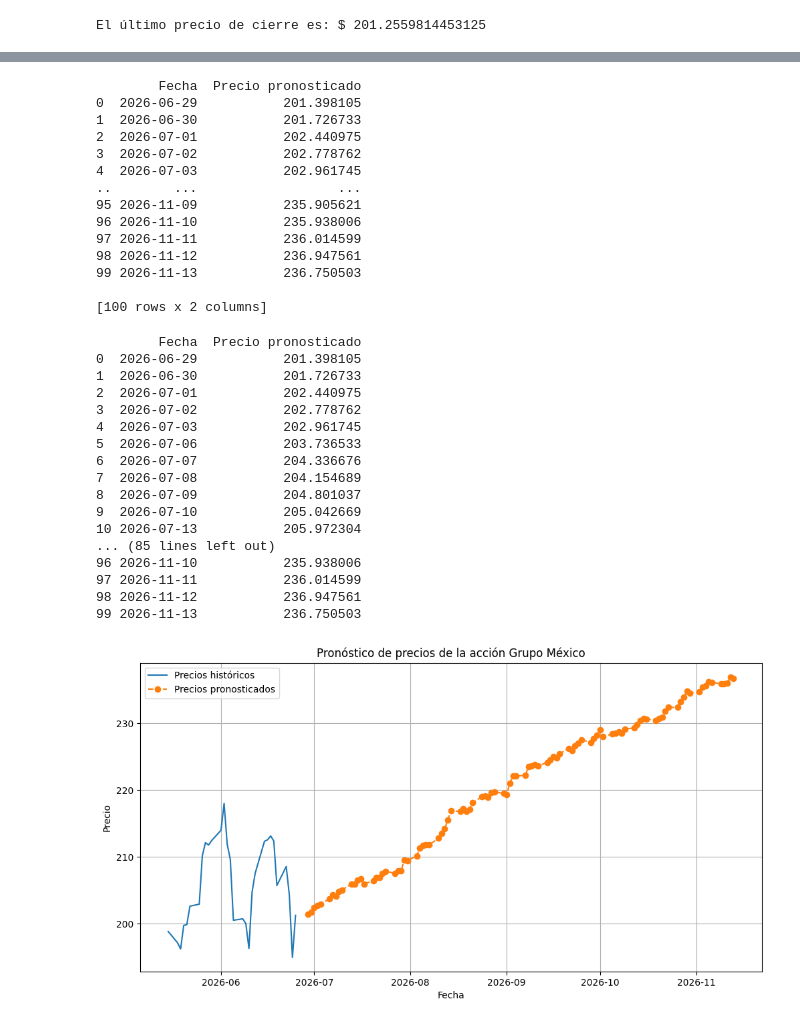
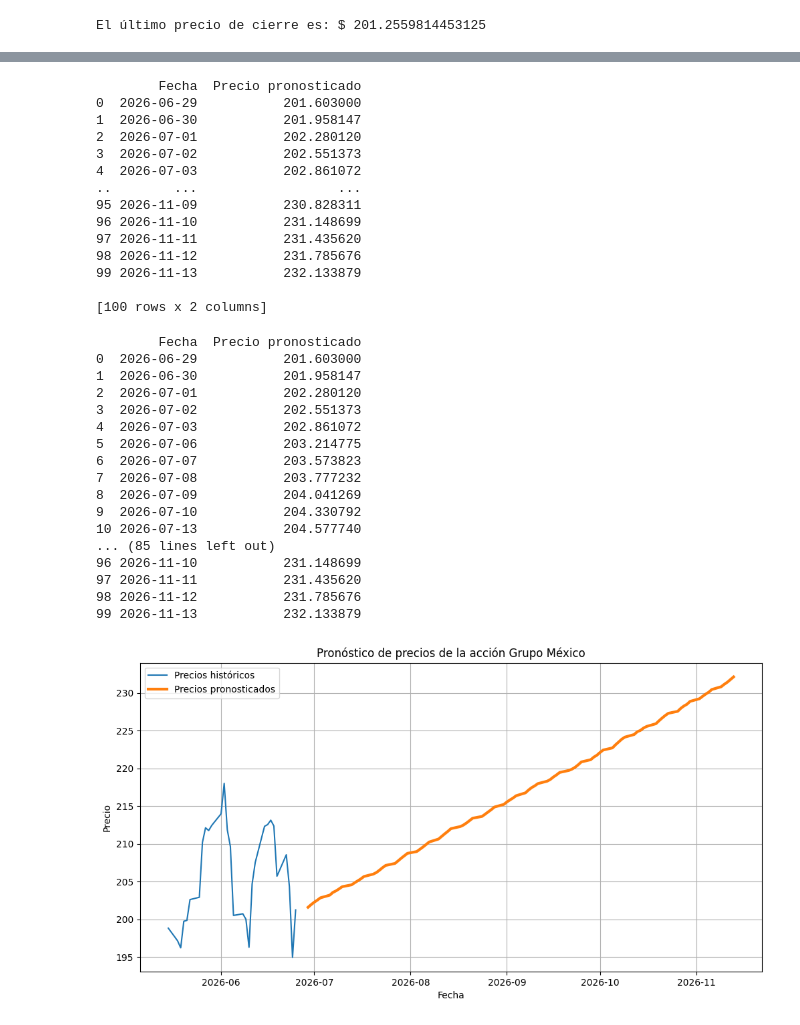
Before and after one commit to MartaPCastillo/Tesis, a Jupyter notebook: Monte_Carlo_Grupo_México.ipynb, the cells around one changed output, grey strips where cells are left out. Drawn from its saved outputs; the diff is of its cells as text; code cells hidden in the pictures.

```diff
--- a/Monte_Carlo_Grupo_México.ipynb
+++ b/Monte_Carlo_Grupo_México.ipynb
@@ -116,7 +116,7 @@ print(f"El último precio de los datos de entrenamiento es: ${ultimo_precio_cier
 El último precio de los datos de entrenamiento es: $204.4565
 # %%
 num_dias_a_pproyectar = 100
-num_ssimulaciones = 100
+num_ssimulaciones = 10000
 # %%
 # Lista para almacenar todos los escenarios de precios simulados
 monte_carlo_simulaciones_prueba = []
@@ -411,7 +415,7 @@ MAPE: 42.3780%
 ##Predicción para 100 días a partir del 29/06/26
 # %%
 # Definir el número de simulaciones (escenarios) y el número de días a proyectar
-num_simulaciones = 100 # Número de escenarios Monte Carlo
+num_simulaciones = 10000 # Número de escenarios Monte Carlo
 num_dias_a_proyectar = 100 # Número de días en el futuro para cada simulación
 # %%
 # Obtener el último precio de cierre del DataFrame
@@ -474,17 +478,17 @@ pronostico = pd.DataFrame({
 print(pronostico)
 # %% [output]
         Fecha  Precio pronosticado
-0  2026-06-29           201.398105
-1  2026-06-30           201.726733
-2  2026-07-01           202.440975
-3  2026-07-02           202.778762
-4  2026-07-03           202.961745
+0  2026-06-29           201.603000
+1  2026-06-30           201.958147
+2  2026-07-01           202.280120
+3  2026-07-02           202.551373
+4  2026-07-03           202.861072
 ..        ...                  ...
-95 2026-11-09           235.905621
-96 2026-11-10           235.938006
-97 2026-11-11           236.014599
-98 2026-11-12           236.947561
-99 2026-11-13           236.750503
+95 2026-11-09           230.828311
+96 2026-11-10           231.148699
+97 2026-11-11           231.435620
+98 2026-11-12           231.785676
+99 2026-11-13           232.133879
 
 [100 rows x 2 columns]
 # %%
@@ -492,40 +496,39 @@ print(pronostico)
 print(pronostico.to_string())
 # %% [output]
         Fecha  Precio pronosticado
-0  2026-06-29           201.398105
-1  2026-06-30           201.726733
-2  2026-07-01           202.440975
-3  2026-07-02           202.778762
-4  2026-07-03           202.961745
-5  2026-07-06           203.736533
-6  2026-07-07           204.336676
-7  2026-07-08           204.154689
-8  2026-07-09           204.801037
-9  2026-07-10           205.042669
-10 2026-07-13           205.972304
+0  2026-06-29           201.603000
+1  2026-06-30           201.958147
+2  2026-07-01           202.280120
+3  2026-07-02           202.551373
+4  2026-07-03           202.861072
+5  2026-07-06           203.214775
+6  2026-07-07           203.573823
+7  2026-07-08           203.777232
+8  2026-07-09           204.041269
+9  2026-07-10           204.330792
+10 2026-07-13           204.577740
 ... (85 lines left out)
-96 2026-11-10           235.938006
-97 2026-11-11           236.014599
-98 2026-11-12           236.947561
-99 2026-11-13           236.750503
+96 2026-11-10           231.148699
+97 2026-11-11           231.435620
+98 2026-11-12           231.785676
+99 2026-11-13           232.133879
 # %%
 plt.figure(figsize=(12,6))
 
 # Últimos precios históricos
 plt.plot(precios.index[-30:], precios[-30:], label='Precios históricos')
 
 # Predicciones
 plt.plot(fechas, Precio_Esperado,
-         marker='o',
-         linestyle='--',
+         linewidth=3,
          label='Precios pronosticados')
 
 plt.title('Pronóstico de precios de la acción Grupo México')
 plt.xlabel('Fecha')
 plt.ylabel('Precio')
 plt.legend()
 plt.grid(True)
 
 plt.show()
 # %% [output]
-[figure, old version]
+[figure, new version]
```
Also changed, not shown: parts of 21 cells of this notebook.
